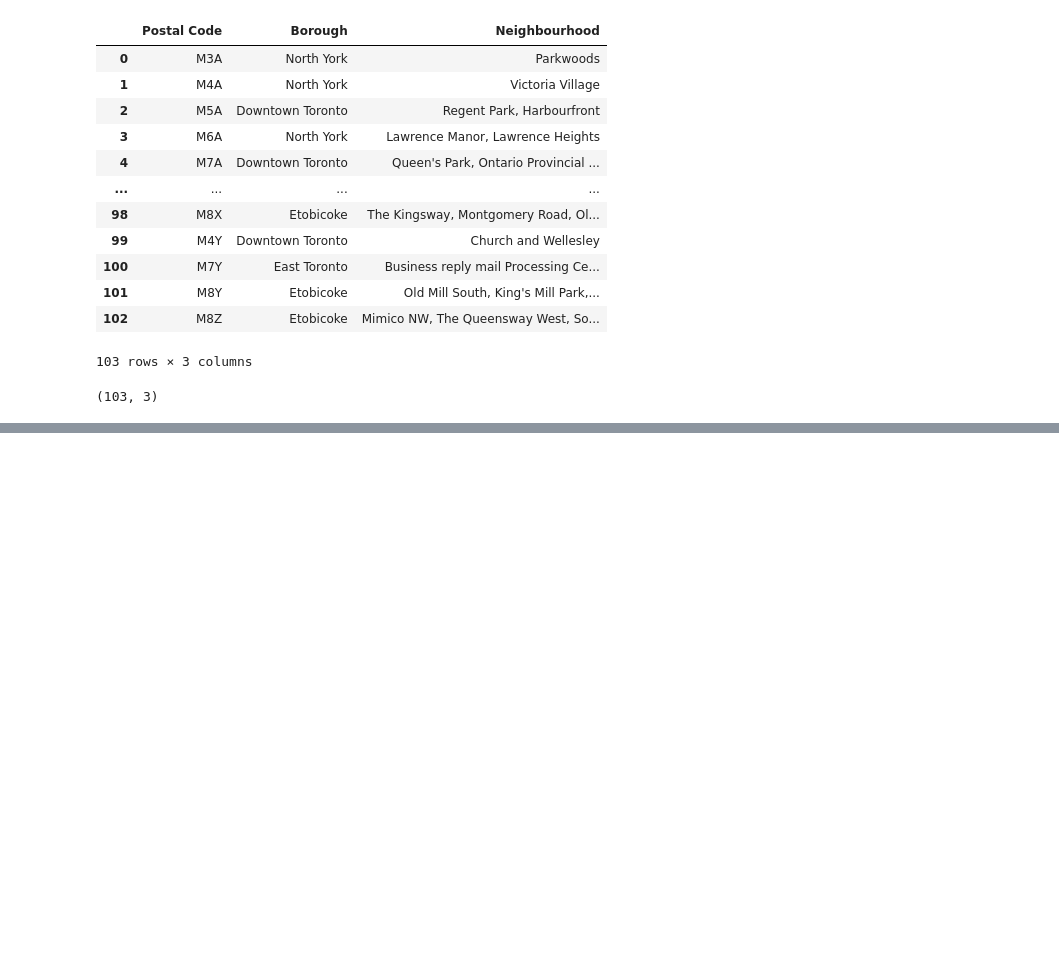
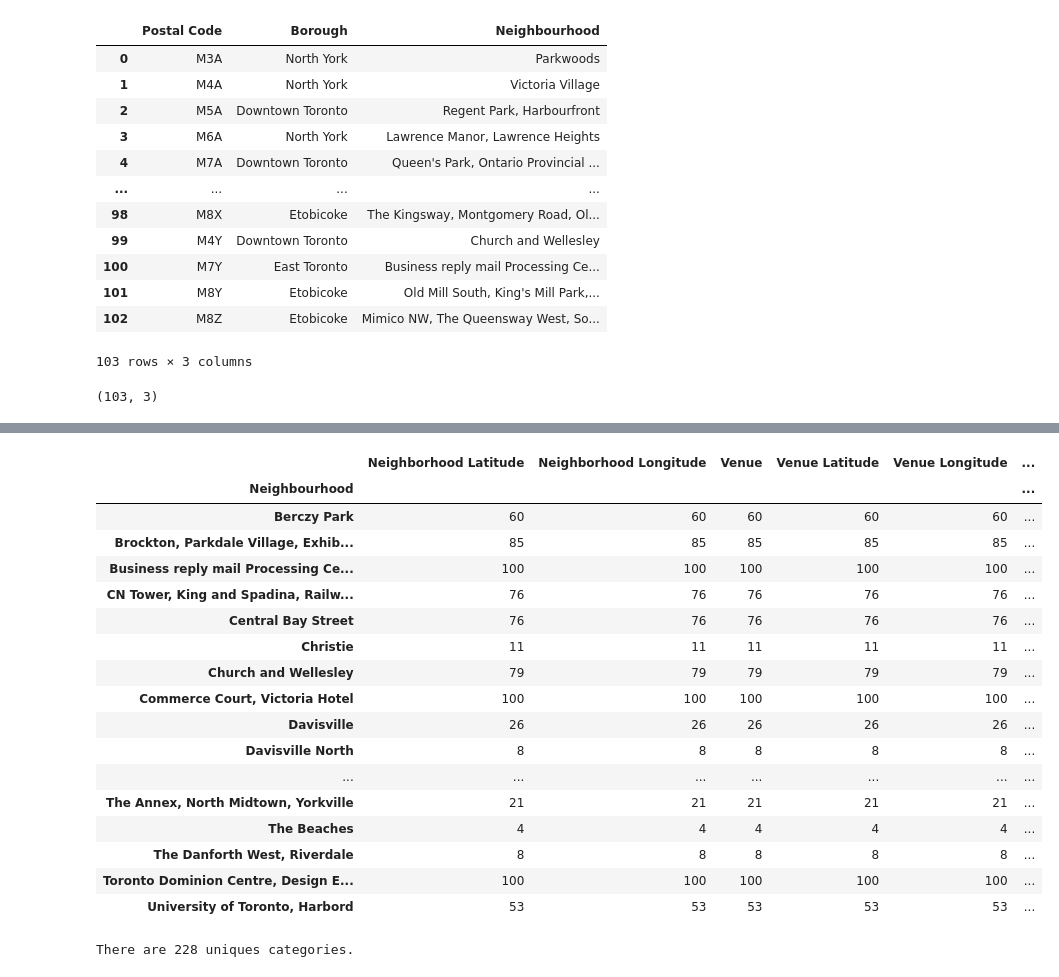
Before and after one commit to TomonagaNogami/Coursera_Capstone, a Jupyter notebook: Coursera_Capstone.ipynb, the cells around one changed output, grey strips where cells are left out. Drawn from its saved outputs; the diff is of its cells as text; code cells hidden in the pictures; blank space fills up the shorter version.

```diff
--- a/Coursera_Capstone.ipynb
+++ b/Coursera_Capstone.ipynb
@@ -76,0 +154,9 @@ neighborhood.shape
+# %%
+from geopy.geocoders import Nominatim
+
+address = 'Toronto, Ontario'
+geolocator = Nominatim(user_agent="ny_explorer")
+location = geolocator.geocode(address)
+latitude = location.latitude
+longitude = location.longitude
+print('The geograpical coordinate of Toronto are {}, {}.'.format(latitude, longitude))
@@ -76,0 +284,25 @@ neighborhood.shape
+# %%
+tronto_venues.groupby('Neighbourhood').count()
+# %% [output]
+|  | Neighborhood Latitude | Neighborhood Longitude | Venue | Venue Latitude | Venue Longitude | ... |
+| Neighbourhood |  |  |  |  |  | ... |
+| Berczy Park | 60 | 60 | 60 | 60 | 60 | ... |
+| Brockton, Parkdale Village, Exhib... | 85 | 85 | 85 | 85 | 85 | ... |
+| Business reply mail Processing Ce... | 100 | 100 | 100 | 100 | 100 | ... |
+| CN Tower, King and Spadina, Railw... | 76 | 76 | 76 | 76 | 76 | ... |
+| Central Bay Street | 76 | 76 | 76 | 76 | 76 | ... |
+| Christie | 11 | 11 | 11 | 11 | 11 | ... |
+| Church and Wellesley | 79 | 79 | 79 | 79 | 79 | ... |
+| Commerce Court, Victoria Hotel | 100 | 100 | 100 | 100 | 100 | ... |
+| Davisville | 26 | 26 | 26 | 26 | 26 | ... |
+| Davisville North | 8 | 8 | 8 | 8 | 8 | ... |
+| ... | ... | ... | ... | ... | ... | ... |
+| The Annex, North Midtown, Yorkville | 21 | 21 | 21 | 21 | 21 | ... |
+| The Beaches | 4 | 4 | 4 | 4 | 4 | ... |
+| The Danforth West, Riverdale | 8 | 8 | 8 | 8 | 8 | ... |
+| Toronto Dominion Centre, Design E... | 100 | 100 | 100 | 100 | 100 | ... |
+| University of Toronto, Harbord | 53 | 53 | 53 | 53 | 53 | ... |
+# %%
+print('There are {} uniques categories.'.format(len(tronto_venues['Venue Category'].unique())))
+# %% [output]
+There are 228 uniques categories.
```
Also changed, not shown: parts of 59 cells of this notebook.
